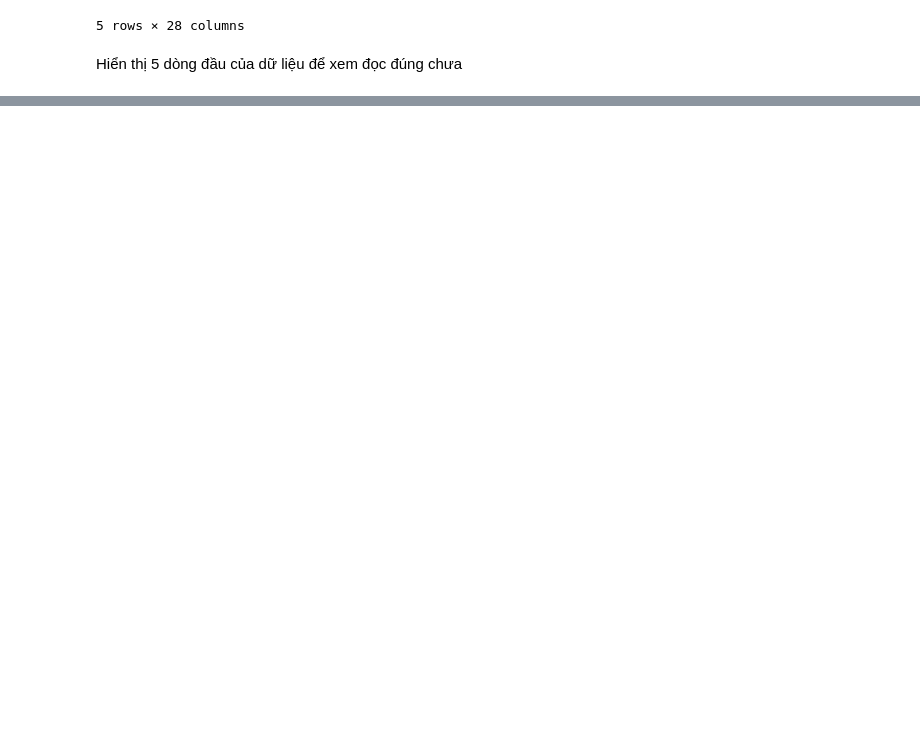
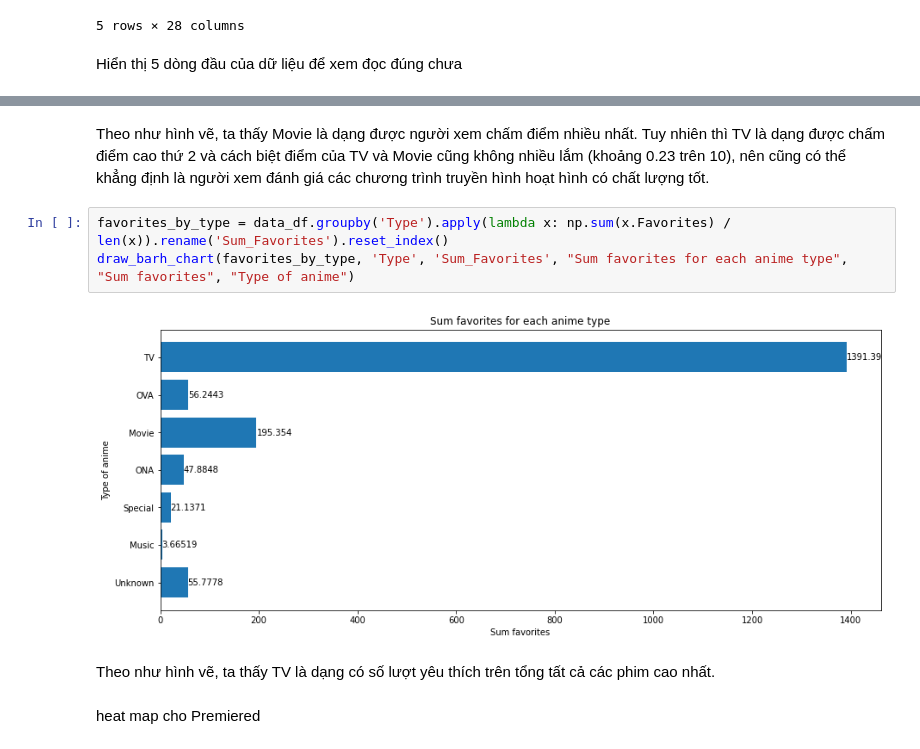
Before and after one commit to HuyHCMUS/DoAn_TH_LTKHDL, a Jupyter notebook: Tuyet_cau_hoi.ipynb, the cells around one changed output, grey strips where cells are left out. Saved outputs shown, nothing was run; the diff lists cells and outputs as text; blank space fills up the shorter version.

```diff
--- a/Tuyet_cau_hoi.ipynb
+++ b/Tuyet_cau_hoi.ipynb
@@ -86,0 +62,11 @@ memory usage: 4.6+ MB
+# %% [markdown]
+Theo như hình vẽ, ta thấy Movie là dạng được người xem chấm điểm nhiều nhất. Tuy nhiên thì TV là dạng được chấm điểm cao thứ 2 và cách biệt điểm của TV và Movie cũng không nhiều lắm (khoảng 0.23 trên 10), nên cũng có thể khẳng định là người xem đánh giá các chương trình truyền hình hoạt hình có chất lượng tốt.
+# %%
+favorites_by_type = data_df.groupby('Type').apply(lambda x: np.sum(x.Favorites) / len(x)).rename('Sum_Favorites').reset_index()
+draw_barh_chart(favorites_by_type, 'Type', 'Sum_Favorites', "Sum favorites for each anime type", "Sum favorites", "Type of anime")
+# %% [output]
+[figure, added]
+# %% [markdown]
+Theo như hình vẽ, ta thấy TV là dạng có số lượt yêu thích trên tổng tất cả các phim cao nhất.
+# %% [markdown]
+heat map cho Premiered
```
Also changed, not shown: parts of 15 cells of this notebook, 1 other file.
